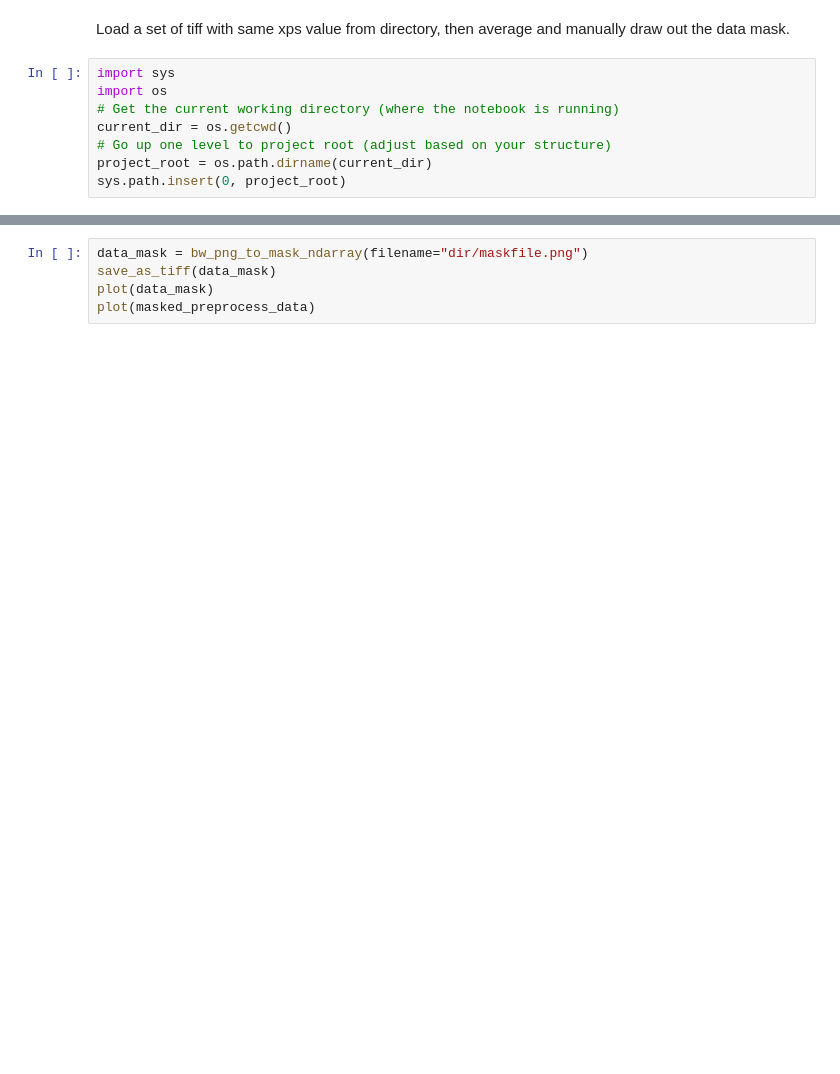
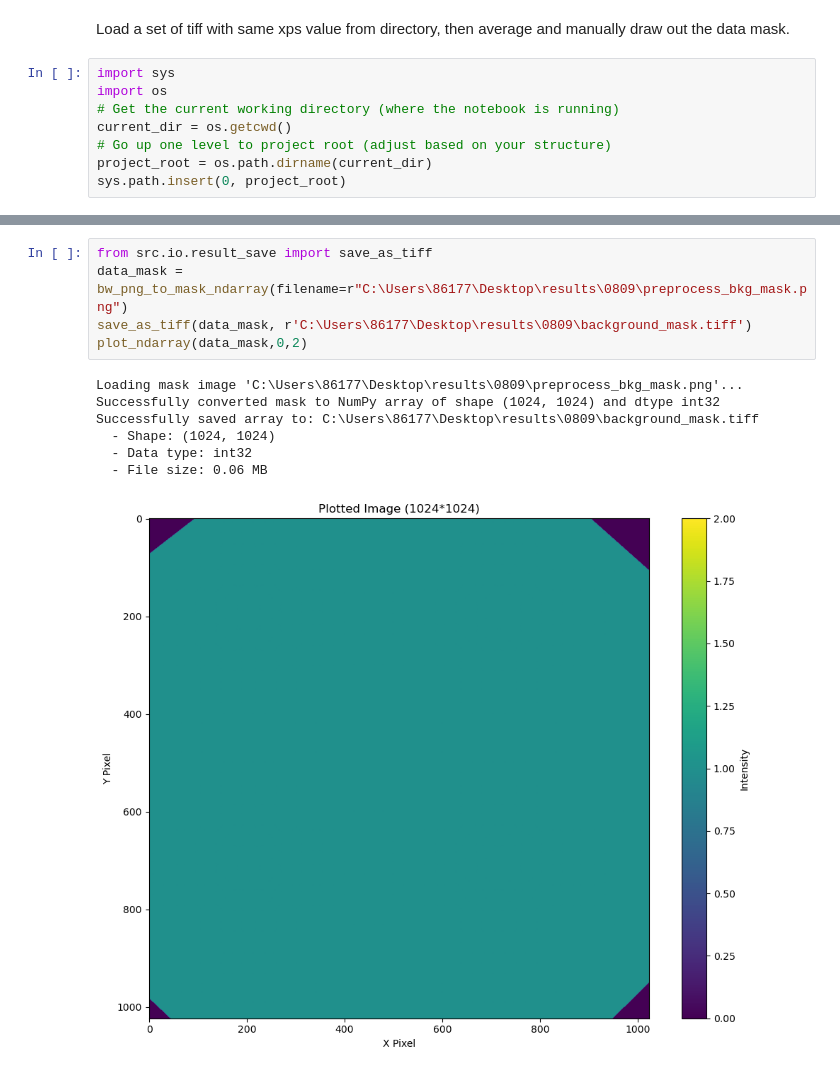
Before and after one commit to furran-ctrl/EMCCD_processor, a Jupyter notebook: examples/data_mask_preprocess.ipynb, the cells around one changed output, grey strips where cells are left out. Saved outputs shown, nothing was run; the diff lists cells and outputs as text; blank space fills up the shorter version.

```diff
--- a/examples/data_mask_preprocess.ipynb
+++ b/examples/data_mask_preprocess.ipynb
@@ -37,5 +81,13 @@ data_to_color_png(data_array=preprocess_data, filename="dir/filename.png")
 # %%
-data_mask = bw_png_to_mask_ndarray(filename="dir/maskfile.png")
-save_as_tiff(data_mask)
-plot(data_mask)
-plot(masked_preprocess_data)
+from src.io.result_save import save_as_tiff
+data_mask = bw_png_to_mask_ndarray(filename=r"C:\Users\86177\Desktop\results\0809\preprocess_bkg_mask.png")
+save_as_tiff(data_mask, r'C:\Users\86177\Desktop\results\0809\background_mask.tiff')
+plot_ndarray(data_mask,0,2)
+# %% [output]
+Loading mask image 'C:\Users\86177\Desktop\results\0809\preprocess_bkg_mask.png'...
+Successfully converted mask to NumPy array of shape (1024, 1024) and dtype int32
+Successfully saved array to: C:\Users\86177\Desktop\results\0809\background_mask.tiff
+  - Shape: (1024, 1024)
+  - Data type: int32
+  - File size: 0.06 MB
+[figure, added]
```
Also changed, not shown: parts of 5 cells of this notebook, 6 other files.
